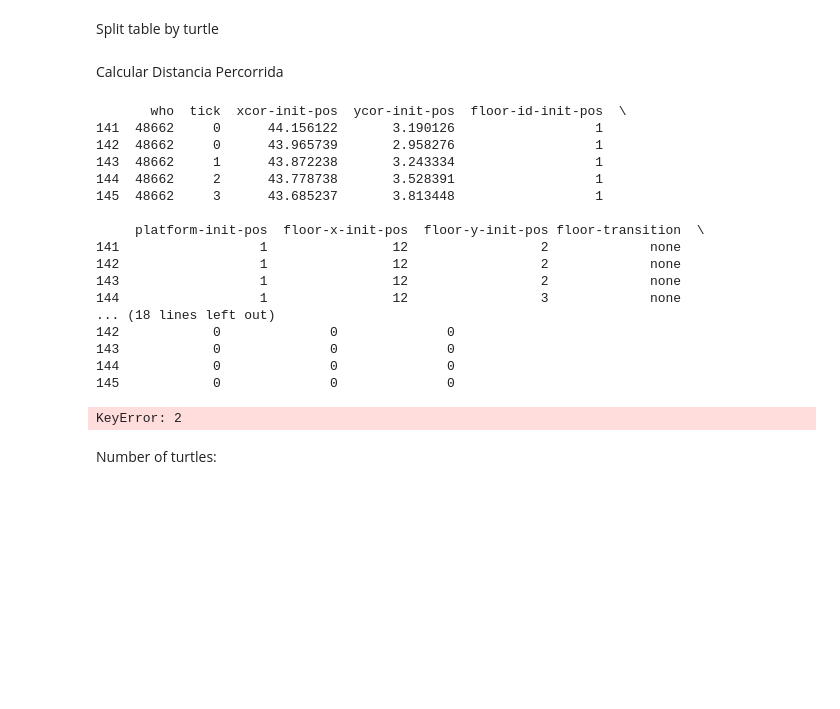
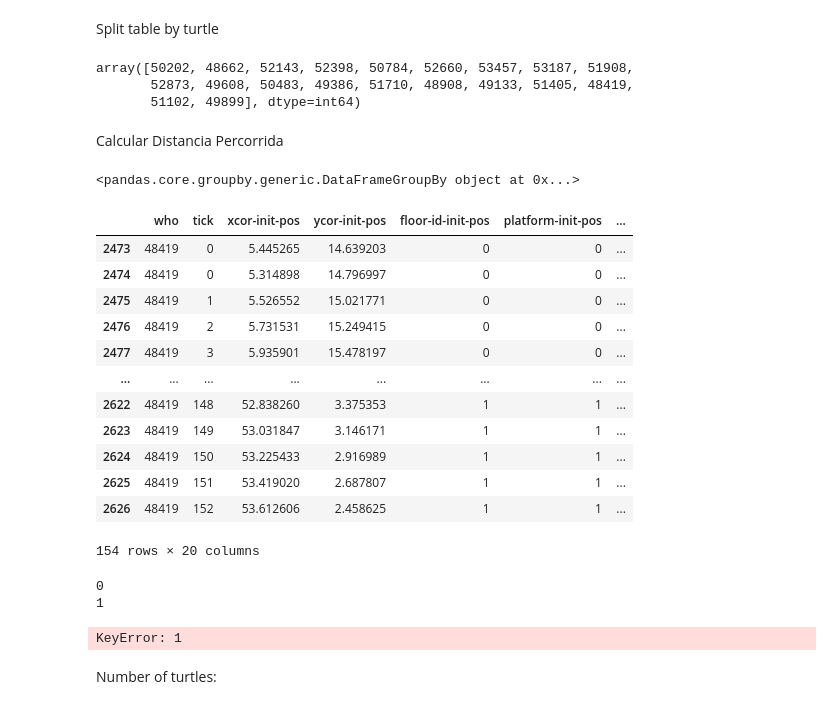
Before and after one commit to Educorreia932/FEUP-MS, a Jupyter notebook: Examples/experiments/analysis.ipynb, the cells around one changed output. Saved outputs shown, nothing was run; the diff lists cells and outputs as text; code cells hidden in the pictures; blank space fills up the shorter version.

Commit message:
grouping by passenger

```diff
--- a/Examples/experiments/analysis.ipynb
+++ b/Examples/experiments/analysis.ipynb
@@ -36,6 +36,11 @@ Split table by turtle
 # %%
 #list with unique turtle id
 uniqueTurtle = df.who.unique()
+uniqueTurtle
+# %% [output]
+array([50202, 48662, 52143, 52398, 50784, 52660, 53457, 53187, 51908,
+       52873, 49608, 50483, 49386, 51710, 48908, 49133, 51405, 48419,
+       51102, 49899], dtype=int64)
 # %% [markdown]
 Calcular Distancia Percorrida
 # %%
@@ -43,29 +48,53 @@ def distance_calc(x_init_pos, y_init_pos, x_final_pos, y_final_pos):
     distance = math.sqrt(((x_init_pos-x_final_pos)**2)+((y_init_pos-y_final_pos)**2))
     return distance
 
-for i in range(len(uniqueTurtle)):
-    current_table=df[df['who']==uniqueTurtle[i]]
-    print(current_table.head())
-    current_table.loc[0,2]
+# for i in range(len(uniqueTurtle)):
+#     current_table=df[df['who']==uniqueTurtle[i]]
+#     print(current_table.head())
+#     current_table.loc[0,2]
+
+turtles_df = df.groupby('who')
 # %% [output]
-       who  tick  xcor-init-pos  ycor-init-pos  floor-id-init-pos  \
-141  48662     0      44.156122       3.190126                  1
-142  48662     0      43.965739       2.958276                  1
-143  48662     1      43.872238       3.243334                  1
-144  48662     2      43.778738       3.528391                  1
-145  48662     3      43.685237       3.813448                  1
-
-     platform-init-pos  floor-x-init-pos  floor-y-init-pos floor-transition  \
-141                  1                12                 2             none
-142                  1                12                 2             none
-143                  1                12                 2             none
-144                  1                12                 3             none
-... (18 lines left out)
-142            0              0              0
-143            0              0              0
-144            0              0              0
-145            0              0              0
+<pandas.core.groupby.generic.DataFrameGroupBy object at 0x...>
-KeyError: 2
+# %%
+one_turtle = list(turtles_df.groups.keys())[0]
+one_turtle_df = turtles_df.get_group(one_turtle)
+one_turtle_df
+# %% [output]
+|  | who | tick | xcor-init-pos | ycor-init-pos | floor-id-init-pos | platform-init-pos | ... |
+| 2473 | 48419 | 0 | 5.445265 | 14.639203 | 0 | 0 | ... |
+| 2474 | 48419 | 0 | 5.314898 | 14.796997 | 0 | 0 | ... |
+| 2475 | 48419 | 1 | 5.526552 | 15.021771 | 0 | 0 | ... |
+| 2476 | 48419 | 2 | 5.731531 | 15.249415 | 0 | 0 | ... |
+| 2477 | 48419 | 3 | 5.935901 | 15.478197 | 0 | 0 | ... |
+| ... | ... | ... | ... | ... | ... | ... | ... |
+| 2622 | 48419 | 148 | 52.838260 | 3.375353 | 1 | 1 | ... |
+| 2623 | 48419 | 149 | 53.031847 | 3.146171 | 1 | 1 | ... |
+| 2624 | 48419 | 150 | 53.225433 | 2.916989 | 1 | 1 | ... |
+| 2625 | 48419 | 151 | 53.419020 | 2.687807 | 1 | 1 | ... |
+| 2626 | 48419 | 152 | 53.612606 | 2.458625 | 1 | 1 | ... |
+154 rows × 20 columns
+# %%
+
+for turtle, turtle_df in turtles_df:
+    # Ensure sort by tick
+    turtle_df = turtle_df.sort_values('tick', ascending=True)
+    for i in range(len(turtle_df)):
+        print(i)
+        if i == 0:
+            turtle_df.loc[i, 'distance'] = 0
+        else:
+            x1 = turtle_df.loc[i-1, 'xcor-init-pos']
+            y1 = turtle_df.loc[i-1, 'ycor-init-pos']
+            x2 = turtle_df.loc[i, 'xcor-init-pos']
+            y2 = turtle_df.loc[i, 'ycor-init-pos']
+            distance = distance_calc(x1, y1, x2, y2)
+            turtle_df.loc[i, 'distance'] = distance
+    break
+# %% [output]
+0
+1
+KeyError: 1
 # %% [markdown]
 Number of turtles:
 # %%
```
